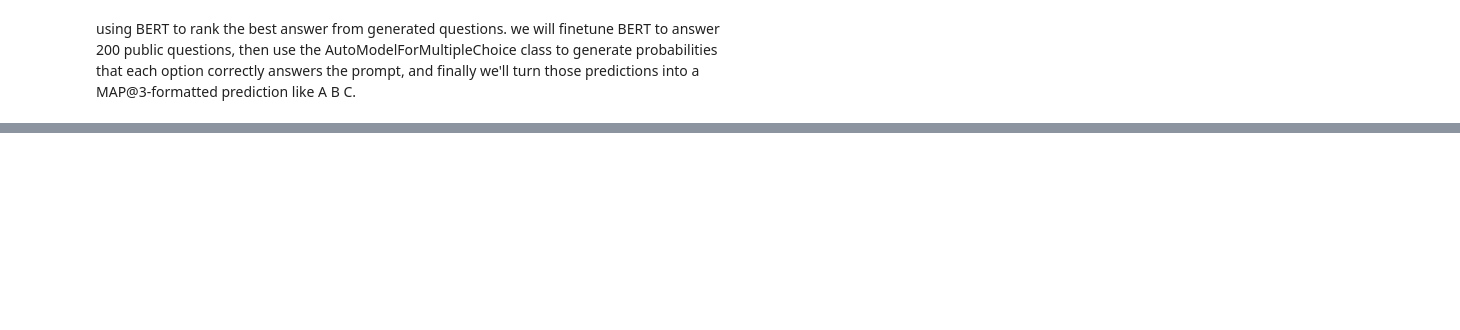
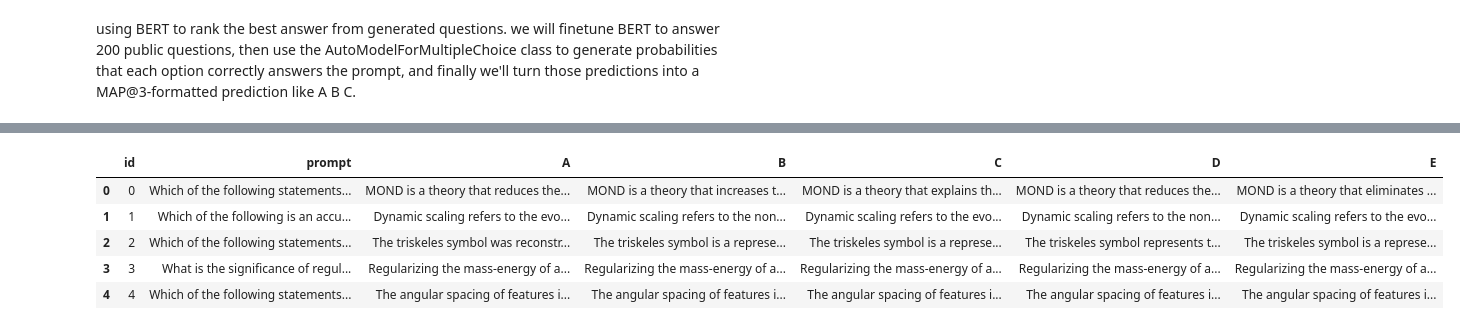
Before and after one commit to adlrmdn/Kaggle-LLM_ScienceExam, a Jupyter notebook: kaggle-llm-science-self-exam.ipynb, the cells around one changed output, grey strips where cells are left out. Saved outputs shown, nothing was run; the diff lists cells and outputs as text; code cells hidden in the pictures; blank space fills up the shorter version.

Commit message:
Kaggle Notebook | Kaggle - LLM Science Self Exam | Version 4

```diff
--- a/kaggle-llm-science-self-exam.ipynb
+++ b/kaggle-llm-science-self-exam.ipynb
@@ -22,0 +167,11 @@ train_df.head()
+# %%
+# Load the test Dataframe
+test_df = pd.read_csv('/kaggle/input/kaggle-llm-science-exam/test.csv')
+test_df.head()
+# %% [output]
+|  | id | prompt | A | B | C | D | E |
+| 0 | 0 | Which of the following statements... | MOND is a theory that reduces the... | MOND is a theory that increases t... | MOND is a theory that explains th... | MOND is a theory that reduces the... | MOND is a theory that eliminates ... |
+| 1 | 1 | Which of the following is an accu... | Dynamic scaling refers to the evo... | Dynamic scaling refers to the non... | Dynamic scaling refers to the evo... | Dynamic scaling refers to the non... | Dynamic scaling refers to the evo... |
+| 2 | 2 | Which of the following statements... | The triskeles symbol was reconstr... | The triskeles symbol is a represe... | The triskeles symbol is a represe... | The triskeles symbol represents t... | The triskeles symbol is a represe... |
+| 3 | 3 | What is the significance of regul... | Regularizing the mass-energy of a... | Regularizing the mass-energy of a... | Regularizing the mass-energy of a... | Regularizing the mass-energy of a... | Regularizing the mass-energy of a... |
+| 4 | 4 | Which of the following statements... | The angular spacing of features i... | The angular spacing of features i... | The angular spacing of features i... | The angular spacing of features i... | The angular spacing of features i... |
```
Also changed, not shown: parts of 16 cells of this notebook.
